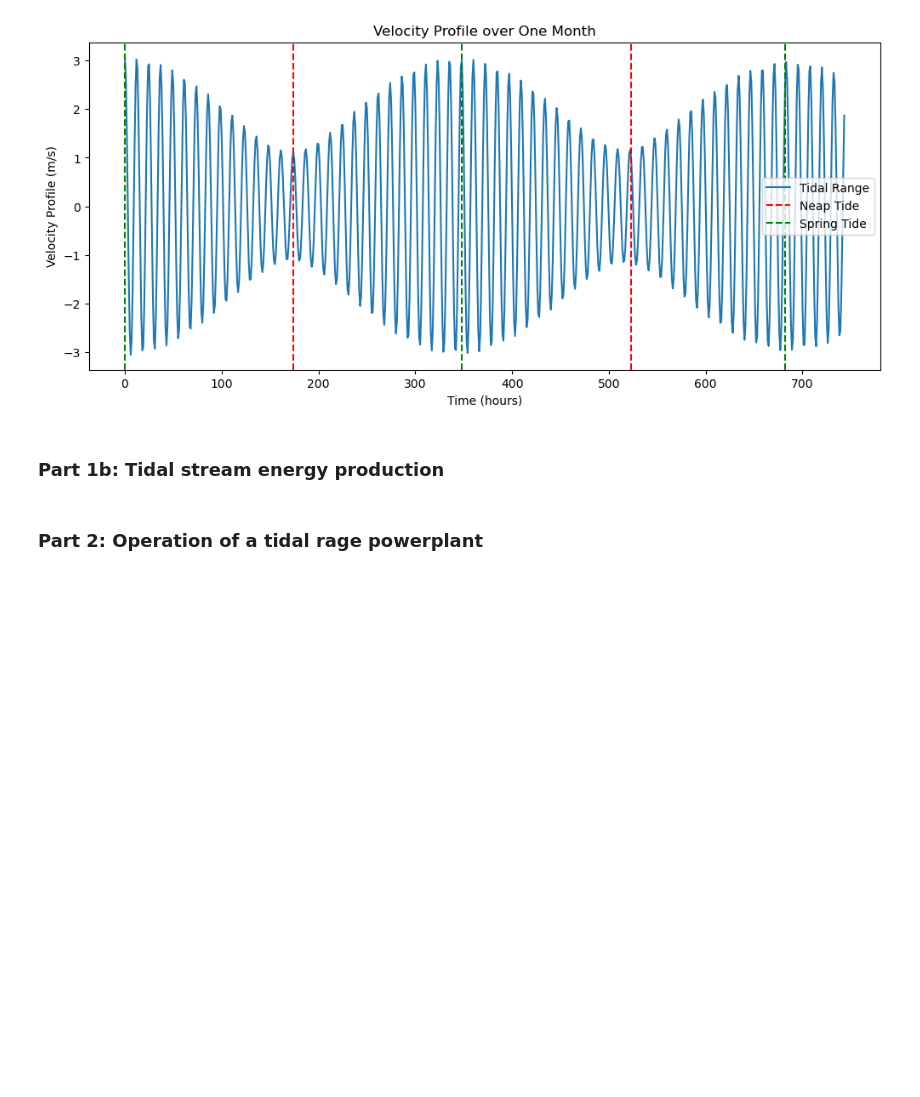
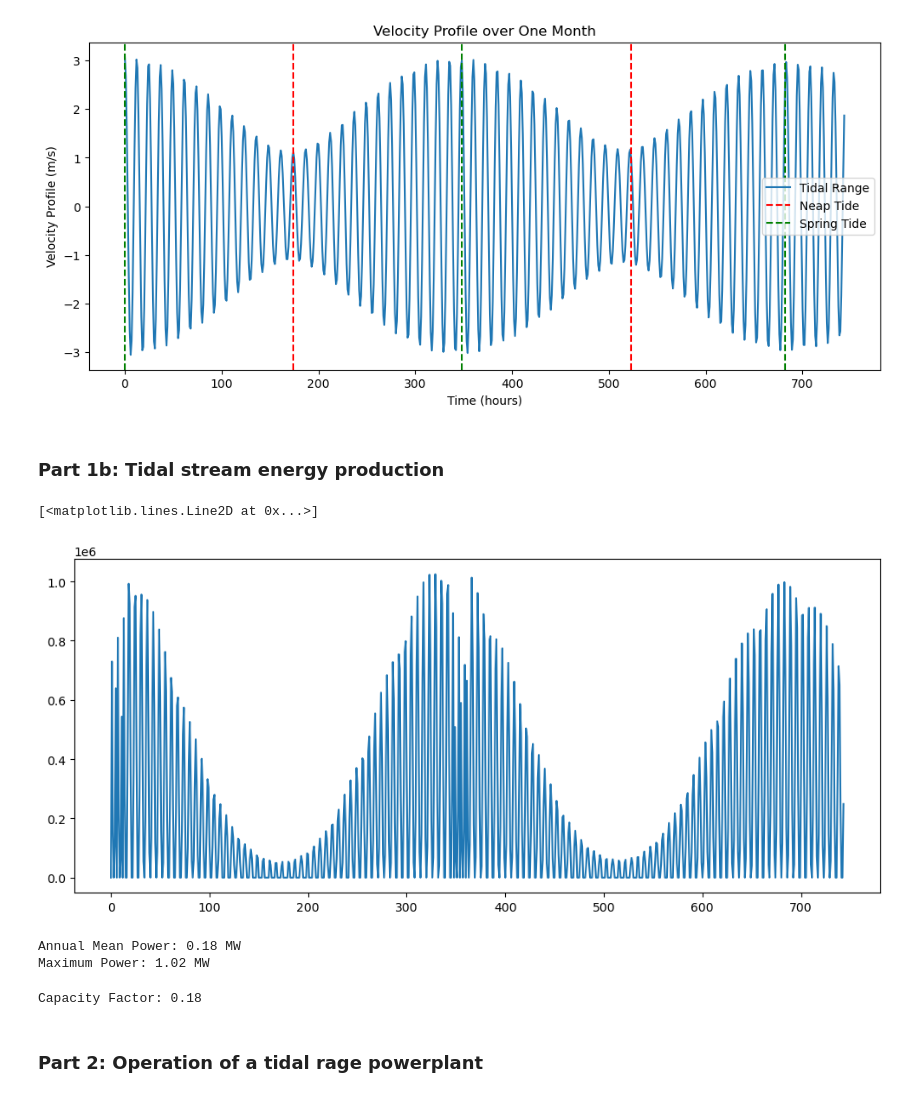
Before and after one commit to Aqdas-M/Offshore-Renewable-Technologies, a Jupyter notebook: Assignment 2/Assignment_2_Code.ipynb, the cells around one changed output. Drawn from its saved outputs; the diff is of its cells as text; code cells hidden in the pictures; blank space fills up the shorter version.

```diff
--- a/Assignment 2/Assignment_2_Code.ipynb
+++ b/Assignment 2/Assignment_2_Code.ipynb
@@ -42,6 +42,47 @@ plt.legend()
 [figure]
 # %% [markdown]
 ### Part 1b: Tidal stream energy production
+# %%
+rho = 1025  # Density of seawater in kg/m^3
+A = 165 # Cross-sectional area in m^2
+eta = 0.45
+
+
+
+P = np.zeros(len(v))
+for i in range(len(v)):
+    if abs(v[i]) < 1:
+        P[i] = 0
+    elif abs(v[i]) > 3:
+        P[i] = 0
+    else:
+        P[i] = abs(0.5 * rho * A * v[i]**3)* eta
+
+
+
+plt.figure(figsize=(12,5))
+plt.plot(t[:31*24], P[:31*24])
+# %% [output]
+[<matplotlib.lines.Line2D at 0x...>]
+[figure, added]
+# %%
+# Annual mean Power and max power
+
+P_mean =  np.mean(P) / 1e6  # in MW
+print(f'Annual Mean Power: {P_mean:.2f} MW')
+P_max = np.max(P) / 1e6  # in MW
+print(f'Maximum Power: {P_max:.2f} MW')
+# %% [output]
+Annual Mean Power: 0.18 MW
+Maximum Power: 1.02 MW
+# %%
+# Capacity Factor
+
+P_rated = 1 # in MW
+CF = P_mean / P_rated
+print(f'Capacity Factor: {CF:.2f}')
+# %% [output]
+Capacity Factor: 0.18
 # %% [markdown]
 ### Part 2: Operation of a tidal rage powerplant
 # %%
```
